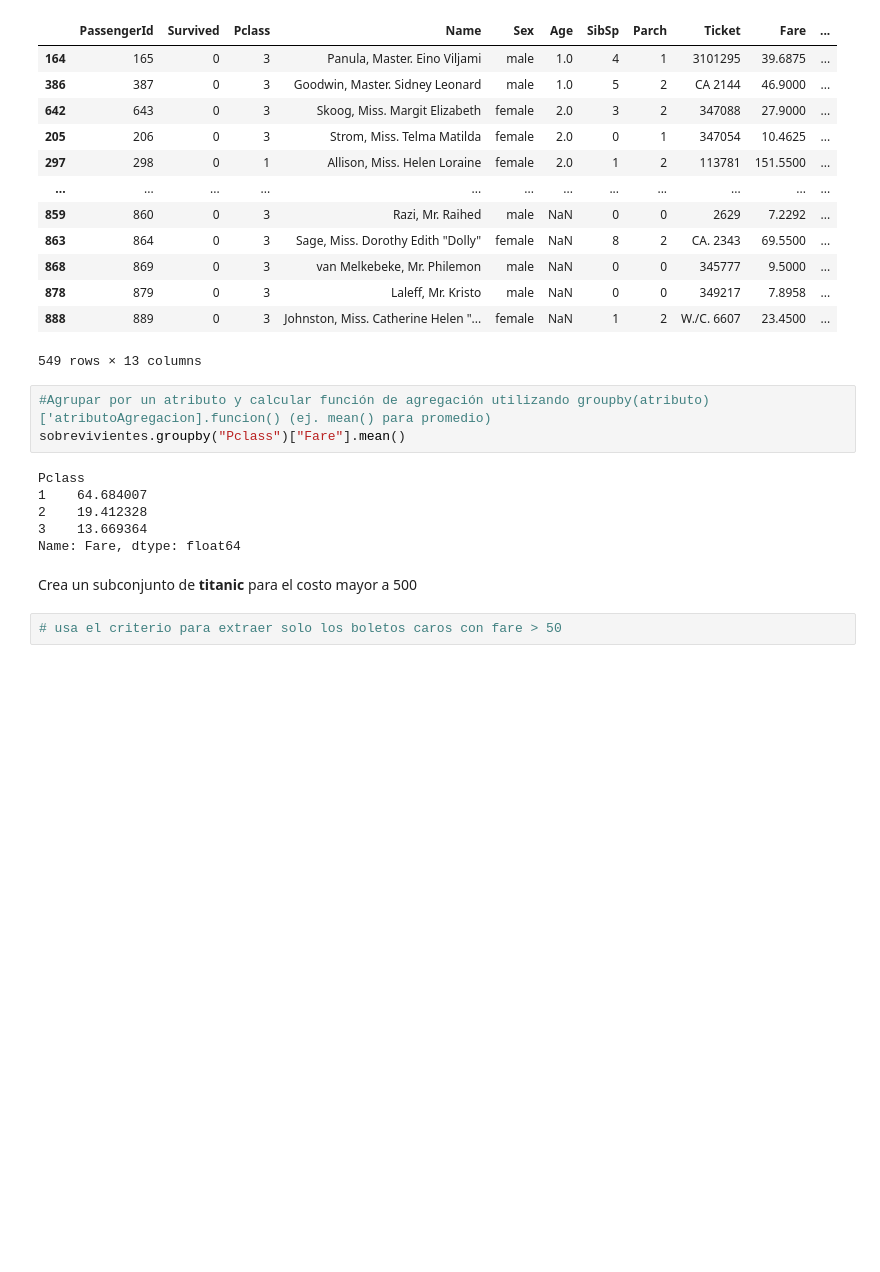
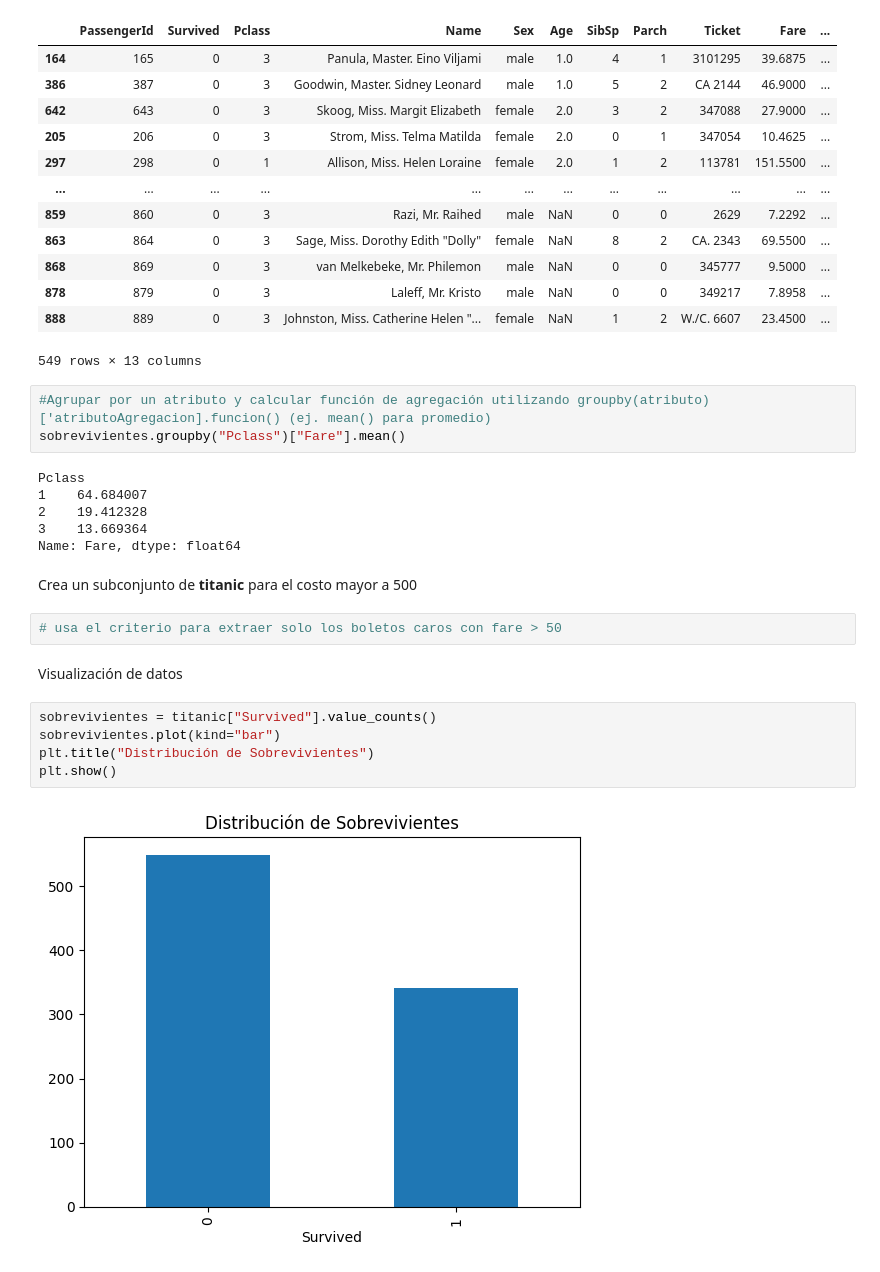
Before and after one commit to eugeniovegaA01571286/LaboratorioA01571286, a Jupyter notebook: LecturaDatos-Pandas-1-A01571286.ipynb, the cells around one changed output. Saved outputs shown, nothing was run; the diff lists cells and outputs as text; blank space fills up the shorter version.

Commit message:
Se subió archivo de Datos Titanic con Pandas
Este archivo es el completo, ya que incluye gráficas de estadística básica (Eugenio Lorenzo Vega Guevara A01571286)

```diff
--- a/LecturaDatos-Pandas-1-A01571286.ipynb
+++ b/LecturaDatos-Pandas-1-A01571286.ipynb
@@ -321,3 +321,12 @@ Name: Fare, dtype: float64
 Crea un subconjunto de **titanic** para el costo mayor a 500
 # %%
 # usa el criterio para extraer solo los boletos caros con fare > 50
+# %% [markdown]
+Visualización de datos
+# %%
+sobrevivientes = titanic["Survived"].value_counts()
+sobrevivientes.plot(kind="bar")
+plt.title("Distribución de Sobrevivientes")
+plt.show()
+# %% [output]
+[figure, added]
```
Also changed, not shown: parts of 3 cells of this notebook.
